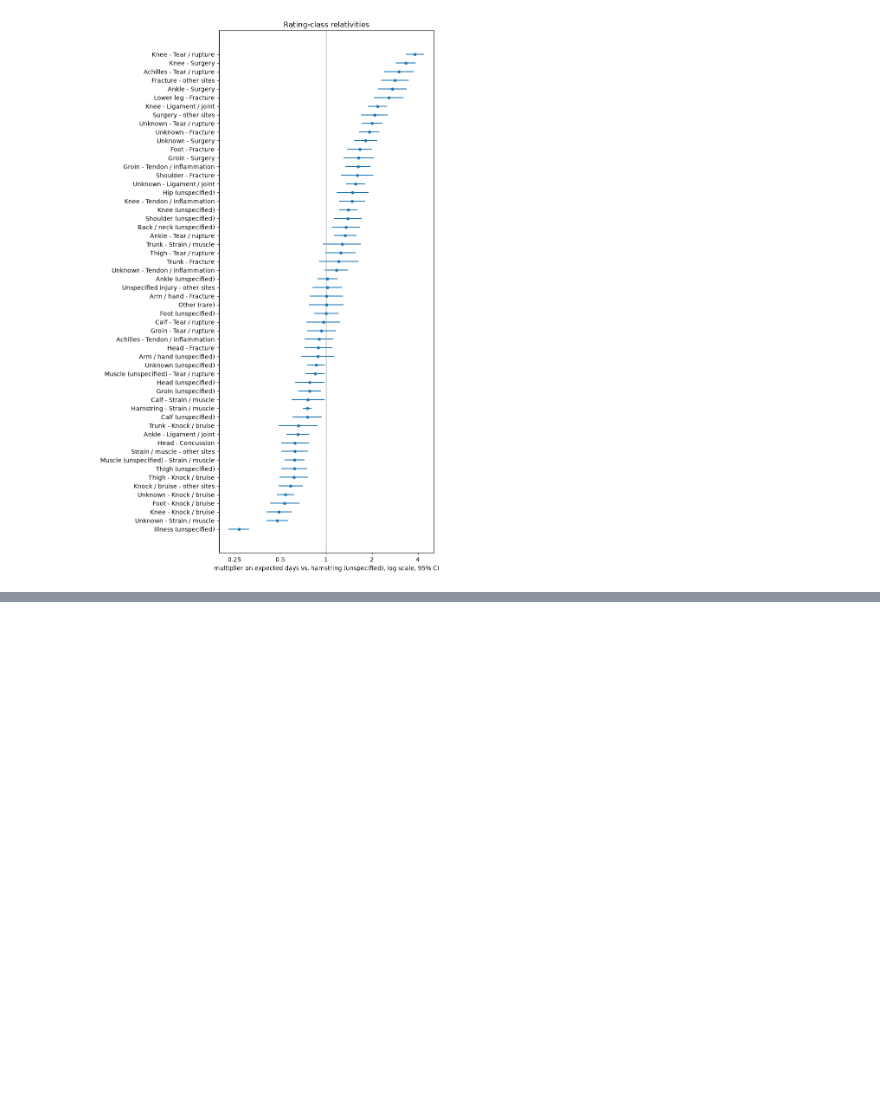
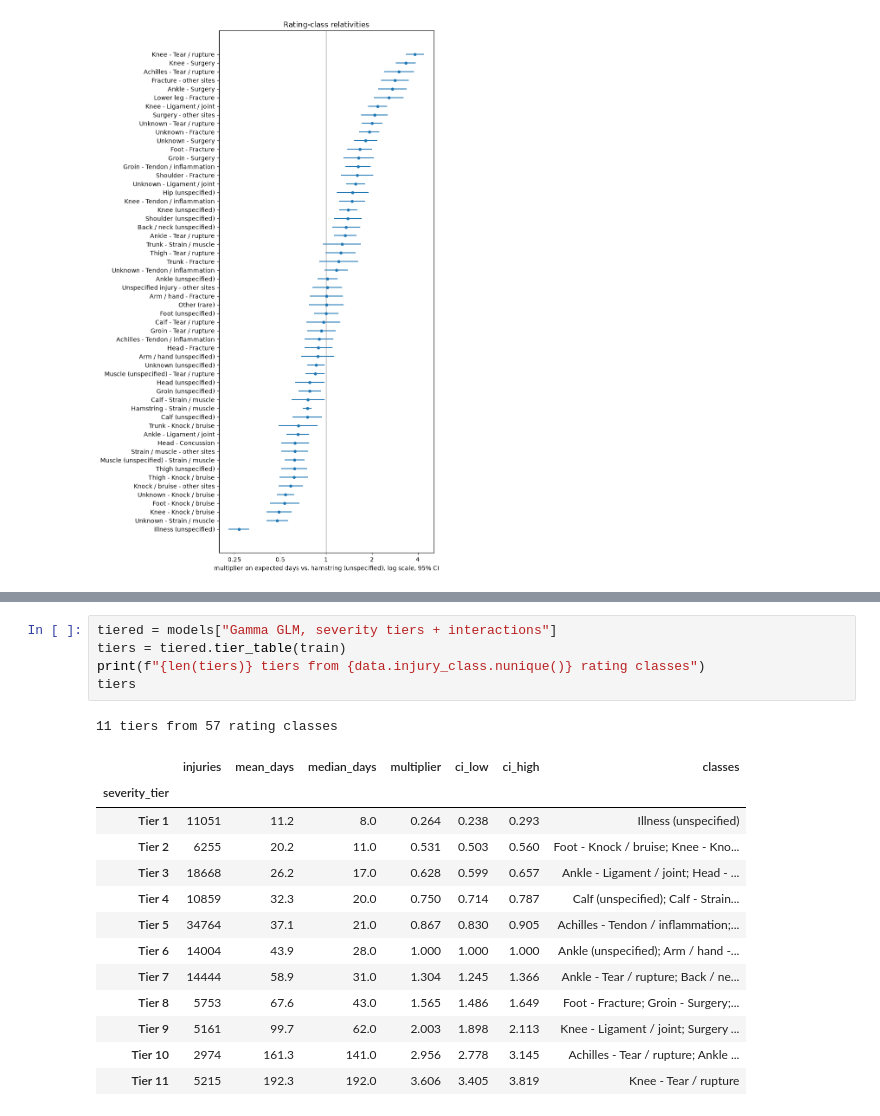
Before and after one commit to Joakley137/Capstone-Insurance-Athletes, a Jupyter notebook: severity_models.ipynb, the cells around one changed output, grey strips where cells are left out. Saved outputs shown, nothing was run; the diff lists cells and outputs as text; blank space fills up the shorter version.

```diff
--- a/severity_models.ipynb
+++ b/severity_models.ipynb
@@ -267,0 +281,20 @@ plt.tight_layout()
+# %%
+tiered = models["Gamma GLM, severity tiers + interactions"]
+tiers = tiered.tier_table(train)
+print(f"{len(tiers)} tiers from {data.injury_class.nunique()} rating classes")
+tiers
+# %% [output]
+11 tiers from 57 rating classes
+|  | injuries | mean_days | median_days | multiplier | ci_low | ci_high | classes |
+| severity_tier |  |  |  |  |  |  |  |
+| Tier 1 | 11051 | 11.2 | 8.0 | 0.264 | 0.238 | 0.293 | Illness (unspecified) |
+| Tier 2 | 6255 | 20.2 | 11.0 | 0.531 | 0.503 | 0.560 | Foot - Knock / bruise; Knee - Kno... |
+| Tier 3 | 18668 | 26.2 | 17.0 | 0.628 | 0.599 | 0.657 | Ankle - Ligament / joint; Head - ... |
+| Tier 4 | 10859 | 32.3 | 20.0 | 0.750 | 0.714 | 0.787 | Calf (unspecified); Calf - Strain... |
+| Tier 5 | 34764 | 37.1 | 21.0 | 0.867 | 0.830 | 0.905 | Achilles - Tendon / inflammation;... |
+| Tier 6 | 14004 | 43.9 | 28.0 | 1.000 | 1.000 | 1.000 | Ankle (unspecified); Arm / hand -... |
+| Tier 7 | 14444 | 58.9 | 31.0 | 1.304 | 1.245 | 1.366 | Ankle - Tear / rupture; Back / ne... |
+| Tier 8 | 5753 | 67.6 | 43.0 | 1.565 | 1.486 | 1.649 | Foot - Fracture; Groin - Surgery;... |
+| Tier 9 | 5161 | 99.7 | 62.0 | 2.003 | 1.898 | 2.113 | Knee - Ligament / joint; Surgery ... |
+| Tier 10 | 2974 | 161.3 | 141.0 | 2.956 | 2.778 | 3.145 | Achilles - Tear / rupture; Ankle ... |
+| Tier 11 | 5215 | 192.3 | 192.0 | 3.606 | 3.405 | 3.819 | Knee - Tear / rupture |
```
Also changed, not shown: parts of 9 cells of this notebook, 3 other files.
